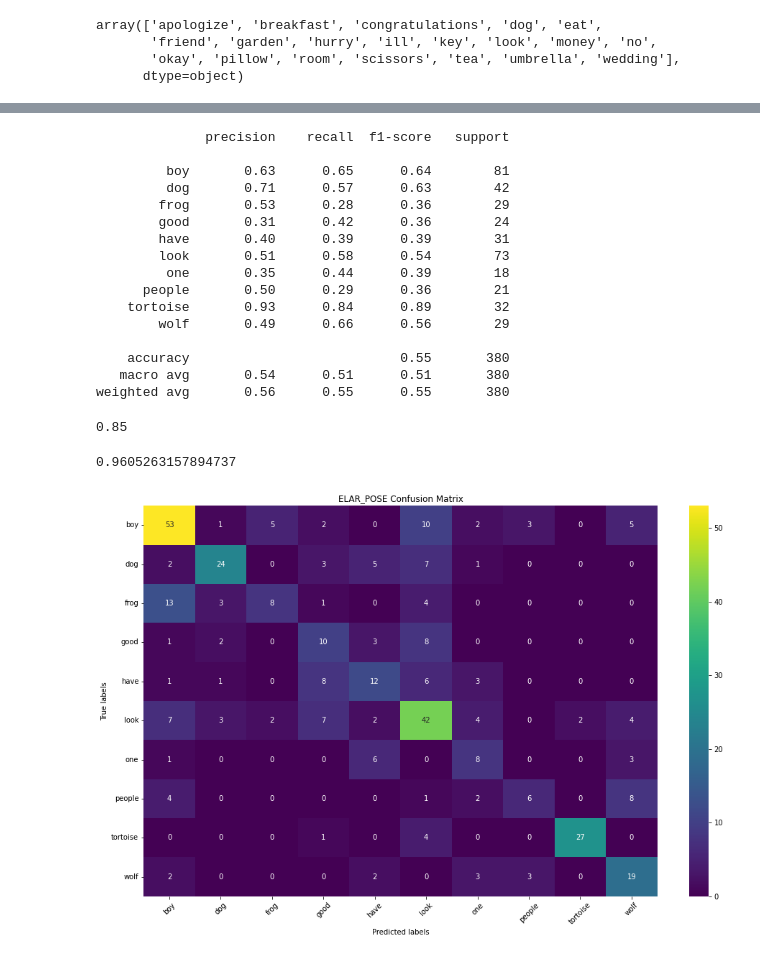
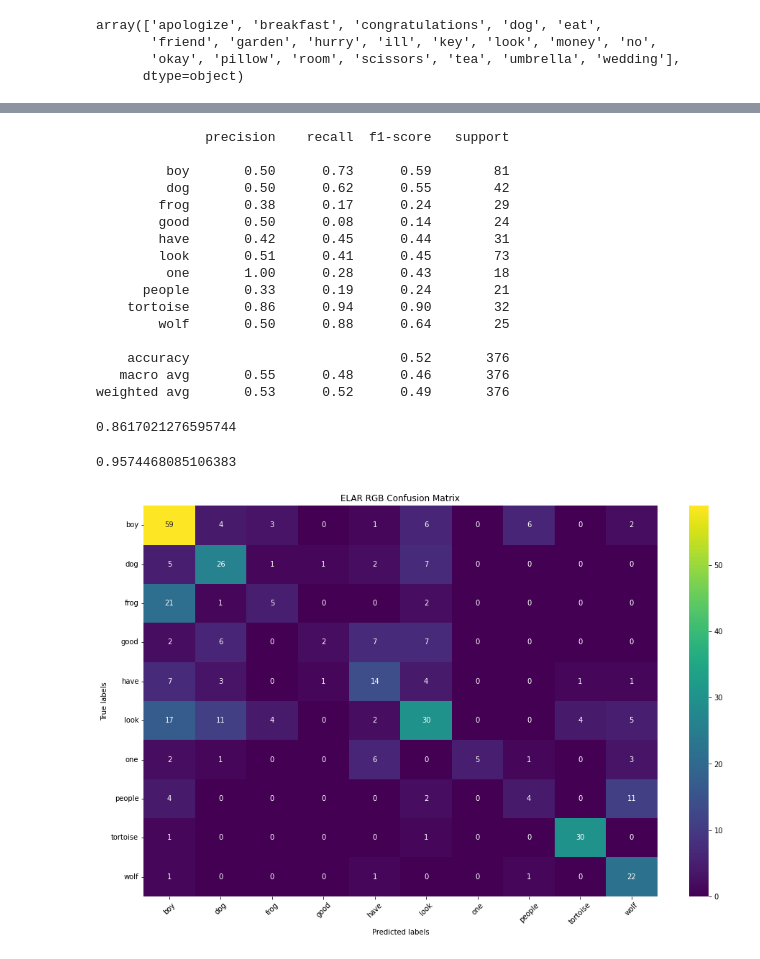
Before and after one commit to JNRuan/auslan-ml-feature-exploration, a Jupyter notebook: TestModels.ipynb, the cells around one changed output, grey strips where cells are left out. Drawn from its saved outputs; the diff is of its cells as text; code cells hidden in the pictures.

Commit message:
Latest plotting.

```diff
--- a/TestModels.ipynb
+++ b/TestModels.ipynb
@@ -11,13 +11,14 @@ from data.img_seq_generator import ImageSequenceDataGenerator, MultiSequenceGene
 # %%
 ELAR_TEST_CSV = Path(r'D:\Uni\Honours\Project\data\elar\test_labels_10classes.csv')
 AUTSL_TEST_CSV = Path(r'D:\Uni\Honours\Project\data\autsl\test_labels_20classes.csv')
-AUTSL_MODEL_PATH = Path(r'D:\Uni\Honours\Project\data\autsl\outputs\runs\rgb_depth_068.best.hdf5')
-ELAR_MODEL_PATH = Path(r'D:\Uni\Honours\Project\data\elar\outputs\runs\multi_129.best.hdf5')
-ELAR_MODEL_2_PATH = Path(r'D:\Uni\Honours\Project\data\elar\outputs\runs\multi_145.best.hdf5')
+AUTSL_MODEL_PATH = Path(r'D:\Uni\Honours\Project\data\autsl\outputs\runs\training_rgb_042.best.hdf5')
+AUTSL_MODEL_2_PATH = Path(r'D:\Uni\Honours\Project\data\autsl\outputs\runs\multi_182.best.hdf5')
+ELAR_MODEL_PATH = Path(r'D:\Uni\Honours\Project\data\elar\outputs\runs\training_rgb_140.best.hdf5')
+ELAR_MODEL_2_PATH = Path(r'D:\Uni\Honours\Project\data\elar\outputs\runs\multi_156.best.hdf5')
 
 # Data
 AUTSL_RGB_DATA = Path(r'D:\Uni\Honours\Project\data\autsl\frames_rgb_20', 'test')
-AUTSL_DEPTH_DATA = Path(r'D:\Uni\Honours\Project\data\autsl\frames_depth_20', 'test')
+AUTSL_POSE_DATA = Path(r'D:\Uni\Honours\Project\data\autsl\frames_full_landmarks_bg_20', 'test')
 ELAR_RGB_DATA = Path(r'D:\Uni\Honours\Project\data\elar\frames_rgb_10', 'test')
 ELAR_LANDMARKS_DATA = Path(r'D:\Uni\Honours\Project\data\elar\frames_landmarks_conf25_10', 'test')
 ELAR_POSE_DATA = Path(r'D:\Uni\Honours\Project\data\elar\frames_full_landmarks_bg_10', 'test')
@@ -255,5 +321,5 @@ make_confusion_matrix(elar_true_label_indices, elar_top_1_predictions, elar_clas
 # %%
-elar_model2 = tf.keras.models.load_model(ELAR_MODEL_2_PATH)
+elar_model2 = tf.keras.models.load_model(ELAR_MODEL_PATH)
 elar_model2.summary()
 # %% [output]
 Model: "model_4"
@@ -276,6 +342,4 @@ ________________________________________________________________________________
 # %%
-batch = 4
+batch = 8
 input_size = (224, 224, 3)
 elar_rgb_gen = ImageSequenceDataGenerator(elar_df, str(ELAR_RGB_DATA), batch_size=batch, input_size=input_size, shuffle=False)
-elar_pose_gen = ImageSequenceDataGenerator(elar_df, str(ELAR_POSE_DATA), batch_size=batch, input_size=input_size, shuffle=False)
-elar_multi_gen = MultiSequenceGenerator(elar_df, [elar_rgb_gen, elar_pose_gen], shuffle=False)
@@ -287,4 +346,4 @@ show_image_seq(pose_seq)
 # %%
 # Evaluate model
-predictions = elar_model2.predict(elar_multi_gen, batch_size=batch, verbose=1)
+predictions = elar_model2.predict(elar_rgb_gen, batch_size=batch, verbose=1)
 # %% [output]
@@ -296,29 +355,29 @@ print(elar_top_1_report)
 # %% [output]
               precision    recall  f1-score   support
 
-         boy       0.63      0.65      0.64        81
-         dog       0.71      0.57      0.63        42
-        frog       0.53      0.28      0.36        29
-        good       0.31      0.42      0.36        24
-        have       0.40      0.39      0.39        31
-        look       0.51      0.58      0.54        73
-         one       0.35      0.44      0.39        18
-      people       0.50      0.29      0.36        21
-    tortoise       0.93      0.84      0.89        32
-        wolf       0.49      0.66      0.56        29
+         boy       0.50      0.73      0.59        81
+         dog       0.50      0.62      0.55        42
+        frog       0.38      0.17      0.24        29
+        good       0.50      0.08      0.14        24
+        have       0.42      0.45      0.44        31
+        look       0.51      0.41      0.45        73
+         one       1.00      0.28      0.43        18
+      people       0.33      0.19      0.24        21
+    tortoise       0.86      0.94      0.90        32
+        wolf       0.50      0.88      0.64        25
 
-    accuracy                           0.55       380
-   macro avg       0.54      0.51      0.51       380
-weighted avg       0.56      0.55      0.55       380
+    accuracy                           0.52       376
+   macro avg       0.55      0.48      0.46       376
+weighted avg       0.53      0.52      0.49       376
 # %%
 top_n_accuracy(predictions, elar_true_label_indices, 3)
 # %% [output]
-0.85
+0.8617021276595744
 # %%
 top_n_accuracy(predictions, elar_true_label_indices, 5)
 # %% [output]
-0.9605263157894737
+0.9574468085106383
 # %%
-make_confusion_matrix(elar_true_label_indices, elar_top_1_predictions, elar_classes, "ELAR_POSE")
+make_confusion_matrix(elar_true_label_indices, elar_top_1_predictions, elar_classes, "ELAR RGB")
 # %% [output]
-[figure, old version]
+[figure, new version]
```
Also changed, not shown: parts of 33 cells of this notebook.
